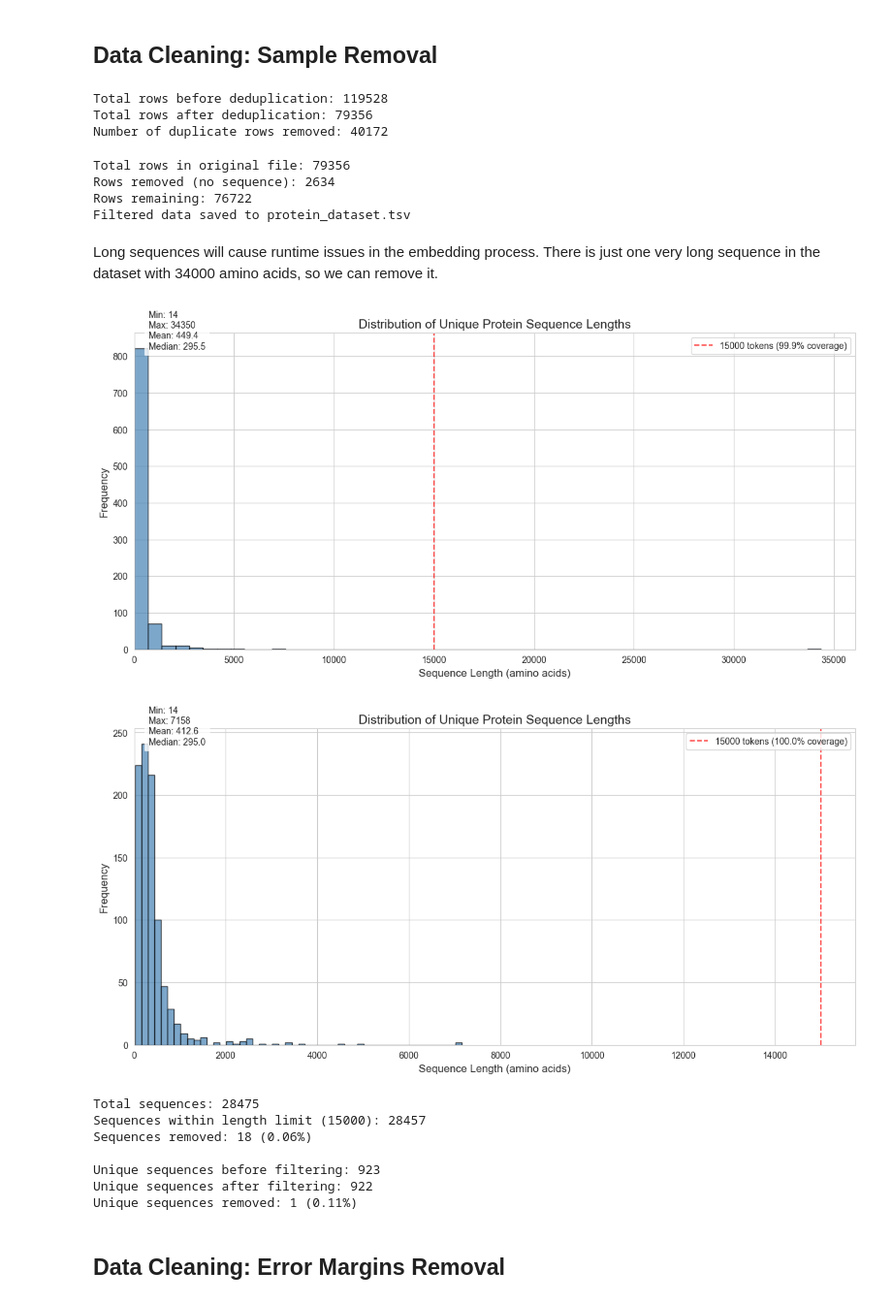
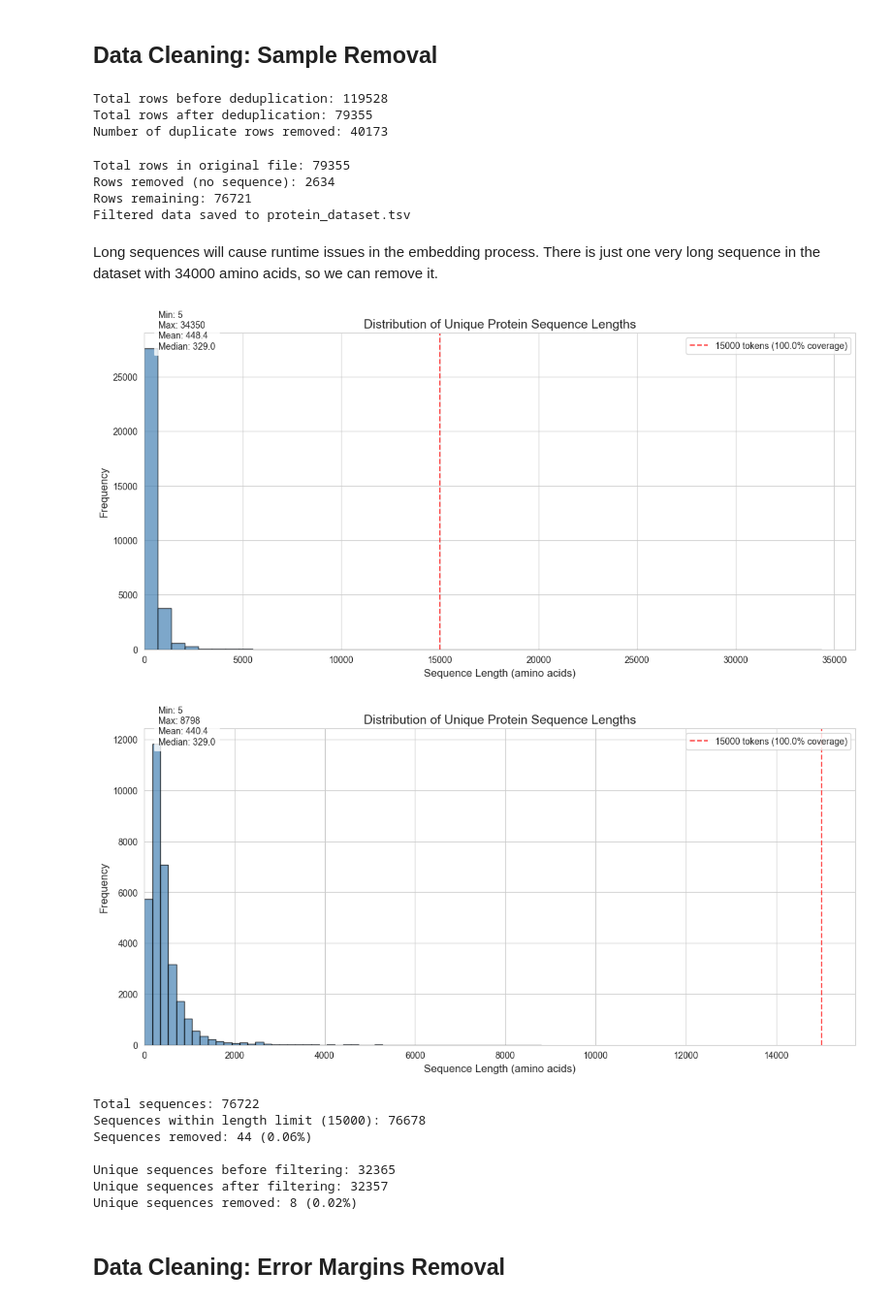
Before and after one commit to parsashu/ML-on-Proteins, a Jupyter notebook: datasets/pre_processing.ipynb, the cells around one changed output. Shown at 97% size. Drawn from its saved outputs; the diff is of its cells as text; code cells hidden in the pictures.

```diff
--- a/datasets/pre_processing.ipynb
+++ b/datasets/pre_processing.ipynb
@@ -52,7 +52,7 @@ all_features = "features.csv"
 ## Data Cleaning: Sample Removal
 # %%
 # Remove duplicates
-df = pd.read_csv(seq_extracted, sep="\t")
+df = pd.read_csv(seq_extracted, sep="\t", low_memory=False)
 total_rows = len(df)
 
 df_no_duplicates = df.drop_duplicates(keep="last")
@@ -66,11 +66,11 @@ print(f"Total rows after deduplication: {rows_after_dedup}")
 print(f"Number of duplicate rows removed: {duplicates_removed}")
 # %% [output]
 Total rows before deduplication: 119528
-Total rows after deduplication: 79356
-Number of duplicate rows removed: 40172
+Total rows after deduplication: 79355
+Number of duplicate rows removed: 40173
 # %%
 # Remove rows with no sequence
-df = pd.read_csv(dataset, sep="\t")
+df = pd.read_csv(dataset, sep="\t", low_memory=False)
 total_rows = len(df)
 
 df_filtered = df.dropna(subset=["Protein_Sequence"])
@@ -86,53 +86,53 @@ print(f"Rows removed (no sequence): {removed_rows}")
 print(f"Rows remaining: {filtered_rows}")
 print(f"Filtered data saved to {dataset}")
 # %% [output]
-Total rows in original file: 79356
+Total rows in original file: 79355
 Rows removed (no sequence): 2634
-Rows remaining: 76722
+Rows remaining: 76721
 Filtered data saved to protein_dataset.tsv
 # %% [markdown]
 Long sequences will cause runtime issues in the embedding process.
 There is just one very long sequence in the dataset with 34000 amino acids, so we can remove it.
 # %%
-# Remove sequences longer than 15000
+## Data Cleaning: Sample Removal
 max_length = 15000
 sequence_length_distribution(dataset, max_length)
 
-df = pd.read_csv(dataset, sep='\t', header=None)
+df = pd.read_csv(dataset, sep='\t', header=None, low_memory=False)
 
 sequence_col = df.iloc[:, -1]
 sequence_lengths = sequence_col.str.len()
 filtered_df = df[sequence_lengths <= max_length]
 
 filtered_df.to_csv(dataset, sep='\t', header=False, index=False)
 
 sequence_length_distribution(dataset, max_length)
 
 total_sequences = len(df)
 filtered_sequences = len(filtered_df)
 removed_sequences = total_sequences - filtered_sequences
 
 unique_sequences_before = sequence_col.nunique()
 unique_sequences_after = filtered_df.iloc[:, -1].nunique()
 unique_sequences_removed = unique_sequences_before - unique_sequences_after
 
 print(f"Total sequences: {total_sequences}")
 print(f"Sequences within length limit ({max_length}): {filtered_sequences}")
 print(f"Sequences removed: {removed_sequences} ({removed_sequences/total_sequences*100:.2f}%)")
 
 print(f"\nUnique sequences before filtering: {unique_sequences_before}")
 print(f"Unique sequences after filtering: {unique_sequences_after}")
 print(f"Unique sequences removed: {unique_sequences_removed} ({unique_sequences_removed/unique_sequences_before*100:.2f}%)")
 # %% [output]
-[figure, old version]
+[figure, new version]
-[figure, old version]
+[figure, new version]
-Total sequences: 28475
-Sequences within length limit (15000): 28457
-Sequences removed: 18 (0.06%)
+Total sequences: 76722
+Sequences within length limit (15000): 76678
+Sequences removed: 44 (0.06%)
 
-Unique sequences before filtering: 923
-Unique sequences after filtering: 922
-Unique sequences removed: 1 (0.11%)
+Unique sequences before filtering: 32365
+Unique sequences after filtering: 32357
+Unique sequences removed: 8 (0.02%)
 # %% [markdown]
 ## Data Cleaning: Error Margins Removal
 # %% [markdown]
```
Also changed, not shown: parts of 2 cells of this notebook, 5 other files.
